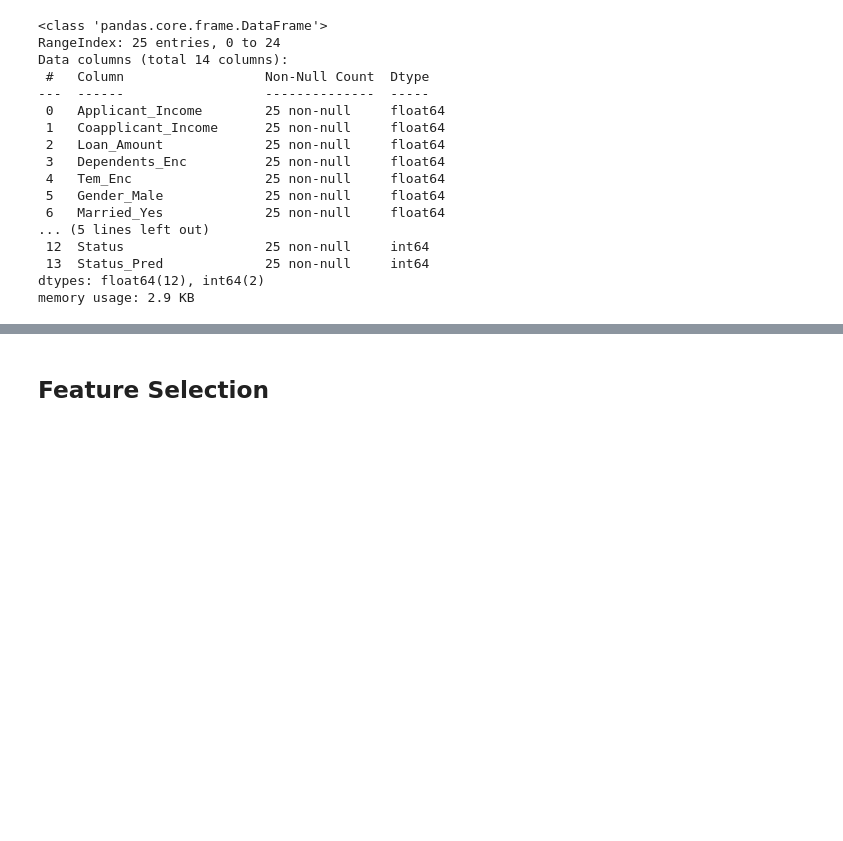
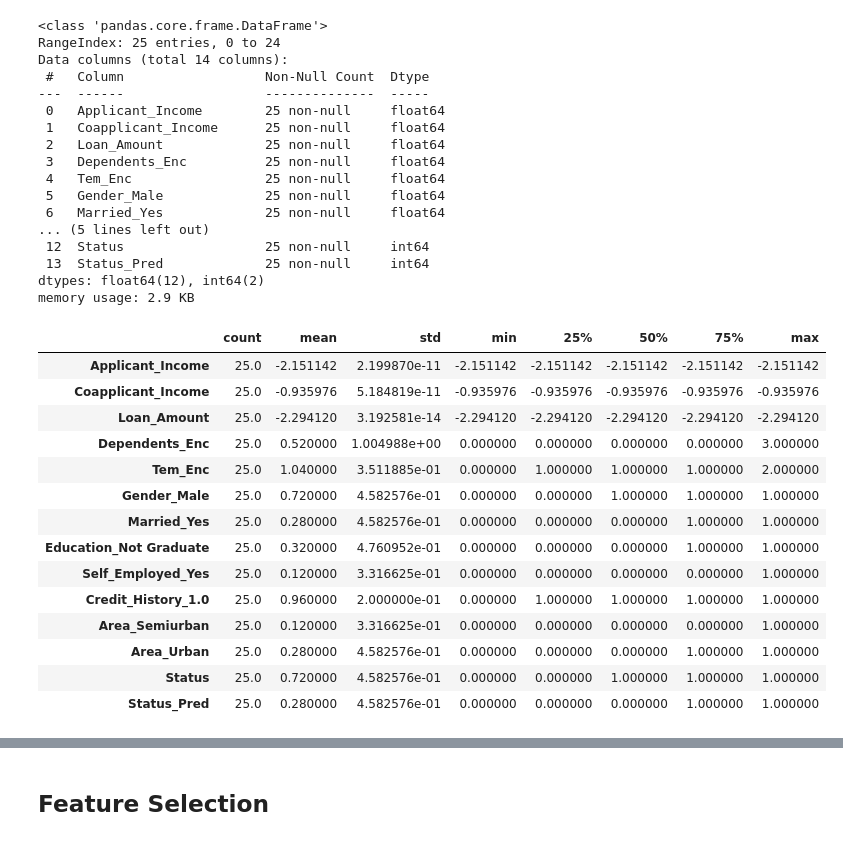
Before and after one commit to muscak/Loan-Prediction, a Jupyter notebook: Loan_Prediction.ipynb, the cells around one changed output, grey strips where cells are left out. Cells and saved outputs as stored; diff of their text form; code cells hidden in the pictures; blank space fills up the shorter version.

```diff
--- a/Loan_Prediction.ipynb
+++ b/Loan_Prediction.ipynb
@@ -878,3 +888,21 @@ Data columns (total 14 columns):
  13  Status_Pred             25 non-null     int64
 dtypes: float64(12), int64(2)
 memory usage: 2.9 KB
+# %%
+df_miss_classes.describe().transpose()
+# %% [output]
+|  | count | mean | std | min | 25% | 50% | 75% | max |
+| Applicant_Income | 25.0 | -2.151142 | 2.199870e-11 | -2.151142 | -2.151142 | -2.151142 | -2.151142 | -2.151142 |
+| Coapplicant_Income | 25.0 | -0.935976 | 5.184819e-11 | -0.935976 | -0.935976 | -0.935976 | -0.935976 | -0.935976 |
+| Loan_Amount | 25.0 | -2.294120 | 3.192581e-14 | -2.294120 | -2.294120 | -2.294120 | -2.294120 | -2.294120 |
+| Dependents_Enc | 25.0 | 0.520000 | 1.004988e+00 | 0.000000 | 0.000000 | 0.000000 | 0.000000 | 3.000000 |
+| Tem_Enc | 25.0 | 1.040000 | 3.511885e-01 | 0.000000 | 1.000000 | 1.000000 | 1.000000 | 2.000000 |
+| Gender_Male | 25.0 | 0.720000 | 4.582576e-01 | 0.000000 | 0.000000 | 1.000000 | 1.000000 | 1.000000 |
+| Married_Yes | 25.0 | 0.280000 | 4.582576e-01 | 0.000000 | 0.000000 | 0.000000 | 1.000000 | 1.000000 |
+| Education_Not Graduate | 25.0 | 0.320000 | 4.760952e-01 | 0.000000 | 0.000000 | 0.000000 | 1.000000 | 1.000000 |
+| Self_Employed_Yes | 25.0 | 0.120000 | 3.316625e-01 | 0.000000 | 0.000000 | 0.000000 | 0.000000 | 1.000000 |
+| Credit_History_1.0 | 25.0 | 0.960000 | 2.000000e-01 | 0.000000 | 1.000000 | 1.000000 | 1.000000 | 1.000000 |
+| Area_Semiurban | 25.0 | 0.120000 | 3.316625e-01 | 0.000000 | 0.000000 | 0.000000 | 0.000000 | 1.000000 |
+| Area_Urban | 25.0 | 0.280000 | 4.582576e-01 | 0.000000 | 0.000000 | 0.000000 | 1.000000 | 1.000000 |
+| Status | 25.0 | 0.720000 | 4.582576e-01 | 0.000000 | 0.000000 | 1.000000 | 1.000000 | 1.000000 |
+| Status_Pred | 25.0 | 0.280000 | 4.582576e-01 | 0.000000 | 0.000000 | 0.000000 | 1.000000 | 1.000000 |
```
Also changed, not shown: parts of 9 cells of this notebook.
